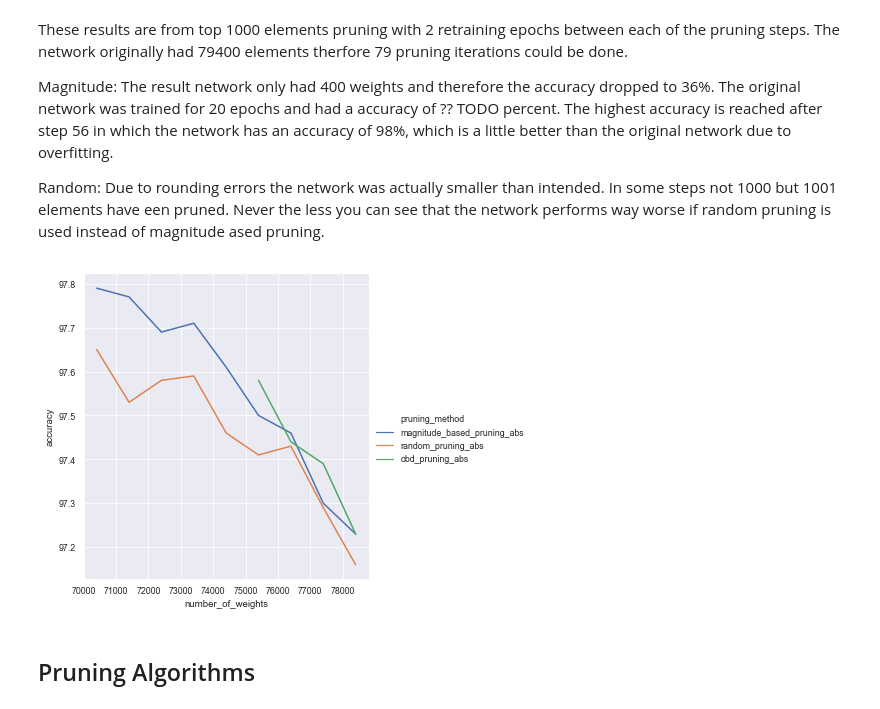
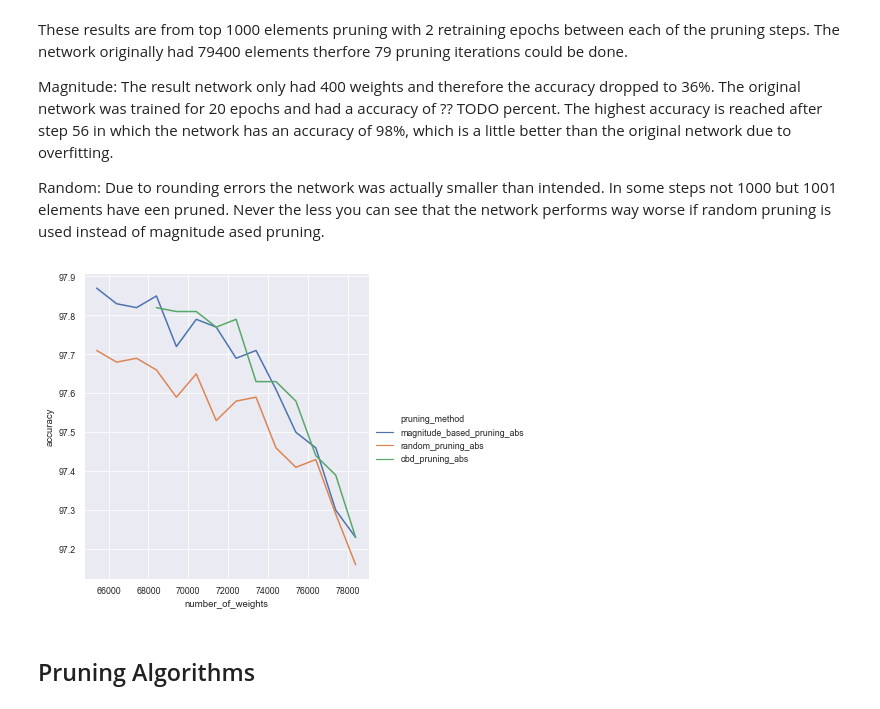
Before and after one commit to pauleon2/pruning-nn, a Jupyter notebook: results.ipynb, the cells around one changed output. Drawn from its saved outputs; the diff is of its cells as text; code cells hidden in the pictures.

```diff
--- a/results.ipynb
+++ b/results.ipynb
@@ -218,10 +221,10 @@ Due to rounding errors the network was actually smaller than intended. In some s
 # %%
 s3 = pd.read_pickle('./results/2018-12-13/obd_pruning_abs.pkl')
 s = s.append(s3)
-s = s.loc[s['number_of_weights'] > 70000]
+s = s.loc[s['number_of_weights'] > 65000]
 plot = sns.relplot(x='number_of_weights', y='accuracy', hue='pruning_method', legend='full', kind="line", data=s, linewidth=1.5)
 # %% [output]
-[figure, old version]
+[figure, new version]
 # %% [markdown]
 ## Pruning Algorithms
 # %% [markdown]
```
Also changed, not shown: parts of 1 cell of this notebook, 1 other file.
